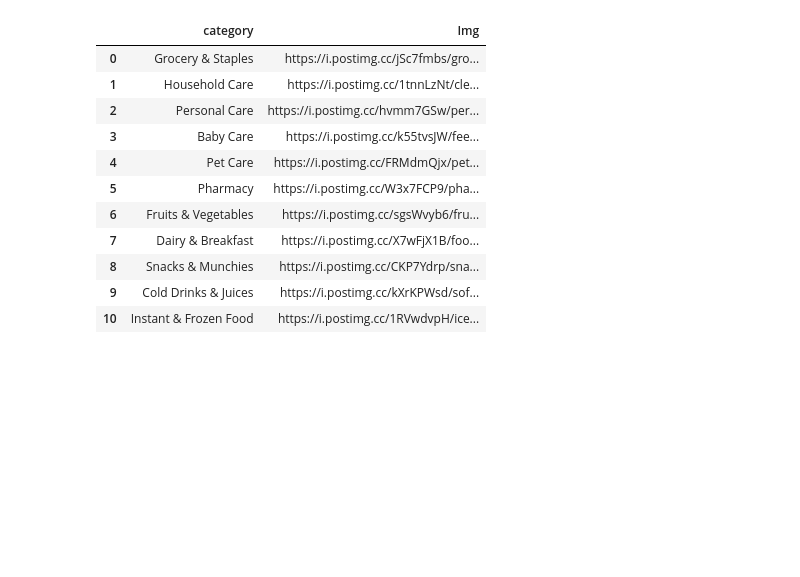
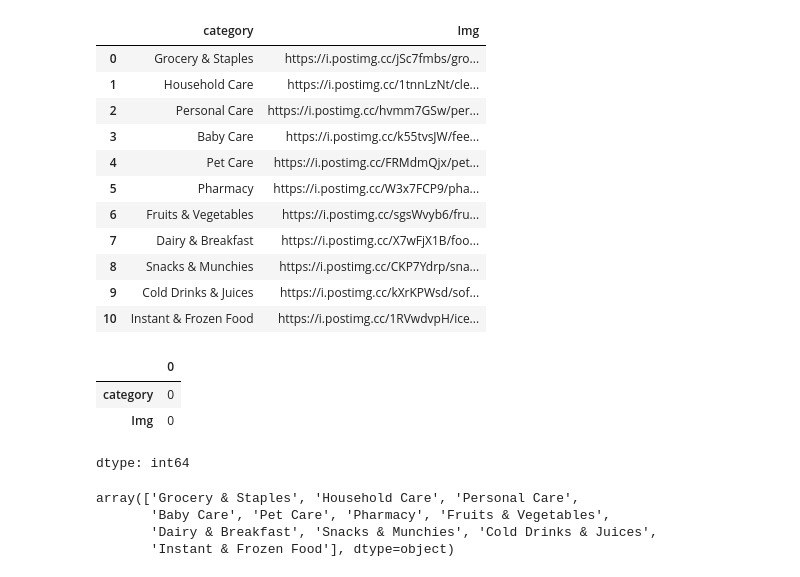
Before and after one commit to pythoxb0/Google-collab-word, a Jupyter notebook: 19oct.ipynb, the cells around one changed output. Cells and saved outputs as stored; diff of their text form; code cells hidden in the pictures; blank space fills up the shorter version.

```diff
--- a/19oct.ipynb
+++ b/19oct.ipynb
@@ -31,3 +31,17 @@ df
 | 8 | Snacks & Munchies | https://i.postimg.cc/CKP7Ydrp/sna... |
 | 9 | Cold Drinks & Juices | https://i.postimg.cc/kXrKPWsd/sof... |
 | 10 | Instant & Frozen Food | https://i.postimg.cc/1RVwdvpH/ice... |
+# %%
+df.isnull().sum()
+# %% [output]
+|  | 0 |
+| category | 0 |
+| Img | 0 |
+dtype: int64
+# %%
+df['category'].unique()
+# %% [output]
+array(['Grocery & Staples', 'Household Care', 'Personal Care',
+       'Baby Care', 'Pet Care', 'Pharmacy', 'Fruits & Vegetables',
+       'Dairy & Breakfast', 'Snacks & Munchies', 'Cold Drinks & Juices',
+       'Instant & Frozen Food'], dtype=object)
```
Also changed, not shown: parts of 2 cells of this notebook.
